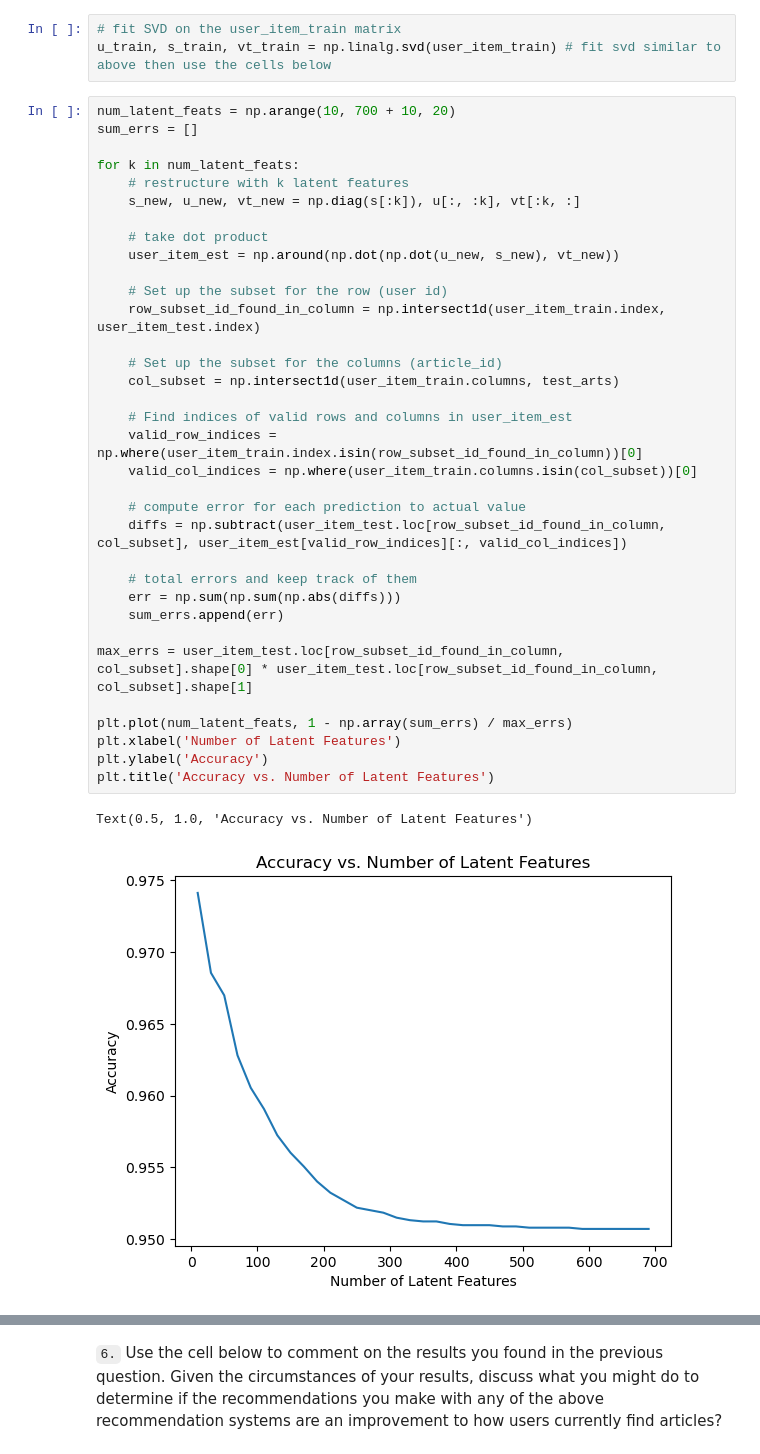
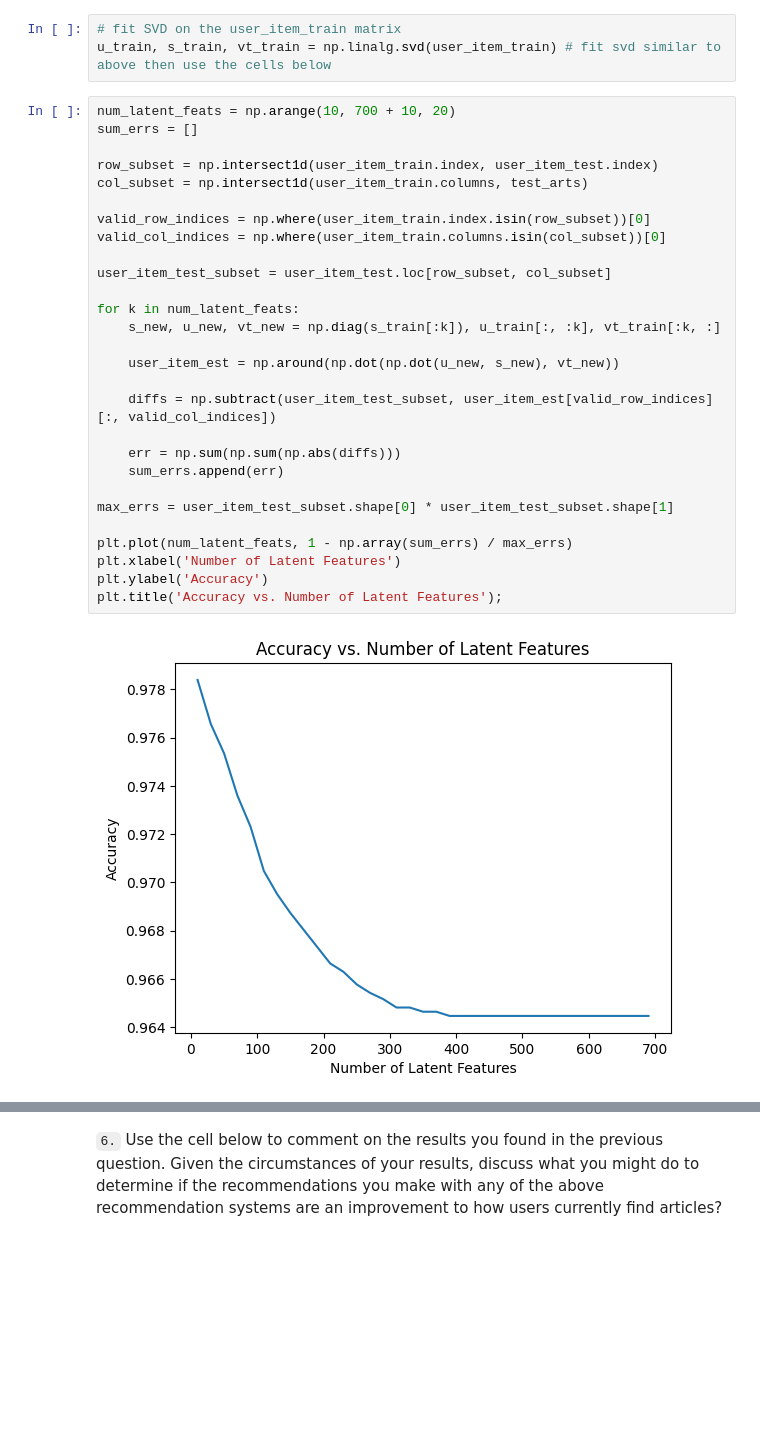
Before and after one commit to NolanMM/Experimental-Design_Recommendations_IBM_Co_op, a Jupyter notebook: Recommendations_with_IBM.ipynb, the cells around one changed output, grey strips where cells are left out. Drawn from its saved outputs; the diff is of its cells as text; blank space fills up the shorter version.

```diff
--- a/Recommendations_with_IBM.ipynb
+++ b/Recommendations_with_IBM.ipynb
@@ -895,40 +897,33 @@ u_train, s_train, vt_train = np.linalg.svd(user_item_train) # fit svd similar to
 # %%
 num_latent_feats = np.arange(10, 700 + 10, 20)
 sum_errs = []
 
+row_subset = np.intersect1d(user_item_train.index, user_item_test.index)
+col_subset = np.intersect1d(user_item_train.columns, test_arts)
+
+valid_row_indices = np.where(user_item_train.index.isin(row_subset))[0]
+valid_col_indices = np.where(user_item_train.columns.isin(col_subset))[0]
+
+user_item_test_subset = user_item_test.loc[row_subset, col_subset]
+
 for k in num_latent_feats:
-    # restructure with k latent features
-    s_new, u_new, vt_new = np.diag(s[:k]), u[:, :k], vt[:k, :]
+    s_new, u_new, vt_new = np.diag(s_train[:k]), u_train[:, :k], vt_train[:k, :]
 
-    # take dot product
     user_item_est = np.around(np.dot(np.dot(u_new, s_new), vt_new))
 
-    # Set up the subset for the row (user id)
-    row_subset_id_found_in_column = np.intersect1d(user_item_train.index, user_item_test.index)
+    diffs = np.subtract(user_item_test_subset, user_item_est[valid_row_indices][:, valid_col_indices])
 
-    # Set up the subset for the columns (article_id)
-    col_subset = np.intersect1d(user_item_train.columns, test_arts)
-
-    # Find indices of valid rows and columns in user_item_est
-    valid_row_indices = np.where(user_item_train.index.isin(row_subset_id_found_in_column))[0]
-    valid_col_indices = np.where(user_item_train.columns.isin(col_subset))[0]
-
-    # compute error for each prediction to actual value
-    diffs = np.subtract(user_item_test.loc[row_subset_id_found_in_column, col_subset], user_item_est[valid_row_indices][:, valid_col_indices])
-
-    # total errors and keep track of them
     err = np.sum(np.sum(np.abs(diffs)))
     sum_errs.append(err)
 
-max_errs = user_item_test.loc[row_subset_id_found_in_column, col_subset].shape[0] * user_item_test.loc[row_subset_id_found_in_column, col_subset].shape[1]
+max_errs = user_item_test_subset.shape[0] * user_item_test_subset.shape[1]
 
 plt.plot(num_latent_feats, 1 - np.array(sum_errs) / max_errs)
 plt.xlabel('Number of Latent Features')
 plt.ylabel('Accuracy')
-plt.title('Accuracy vs. Number of Latent Features')
+plt.title('Accuracy vs. Number of Latent Features');
 # %% [output]
-Text(0.5, 1.0, 'Accuracy vs. Number of Latent Features')
-[figure, old version]
+[figure, new version]
 # %%
 train_idx = user_item_train.columns.tolist()
 train_idx
```
Also changed, not shown: parts of 13 cells of this notebook, 2 other files.
